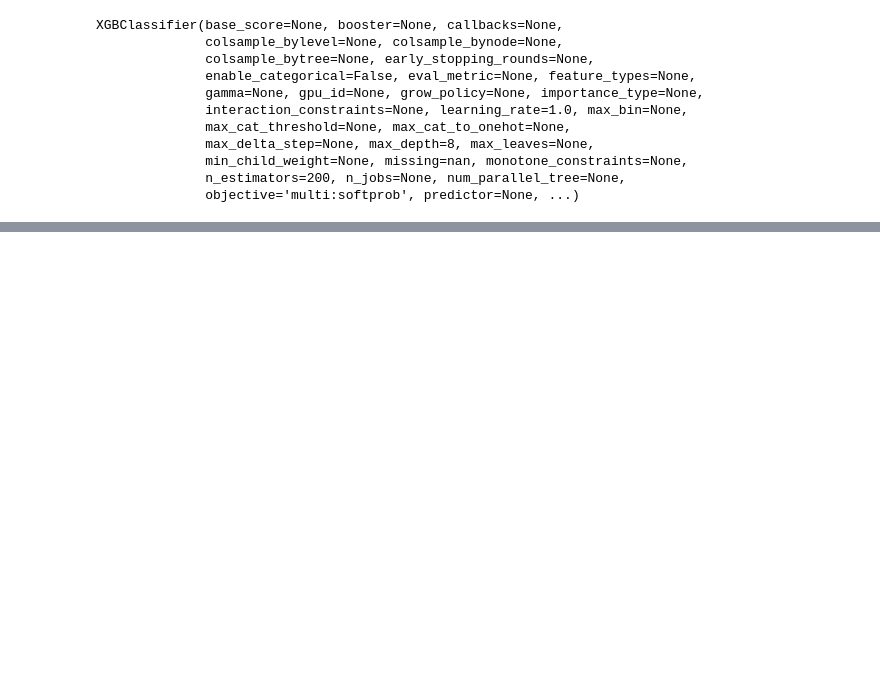
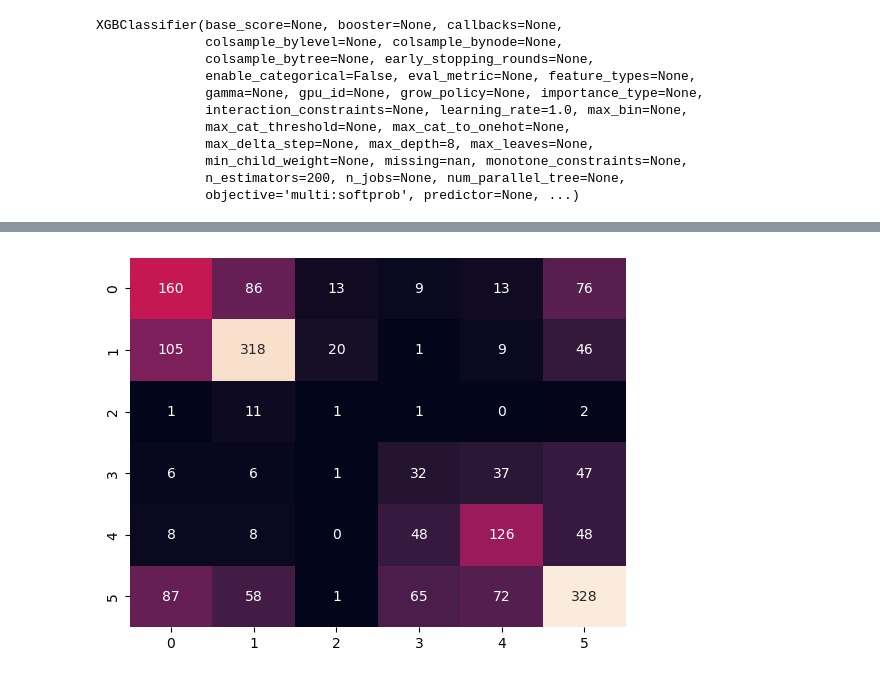
Before and after one commit to Njaramba-Riri/expenditure-prediction, a Jupyter notebook: XGBoost.ipynb, the cells around one changed output, grey strips where cells are left out. Cells and saved outputs as stored; diff of their text form; code cells hidden in the pictures; blank space fills up the shorter version.

```diff
--- a/XGBoost.ipynb
+++ b/XGBoost.ipynb
@@ -115,3 +126,5 @@ kfold=StratifiedKFold(n_splits=10, shuffle=True)
 for fold, (train_idx, val_idx) in enumerate(kfold.split(X,y)):
     X_train, X_test= X[train_idx], X[val_idx]
     y_train, y_test = y[train_idx], y[val_idx]
+# %%
+model.fit(X_train, y_train)
@@ -117,0 +143,4 @@ for fold, (train_idx, val_idx) in enumerate(kfold.split(X,y)):
+# %%
+y_pred=model.predict(X_test)
+
+print(classification_report(y_test, y_pred, target_names=le.classes_))
@@ -117,0 +160,5 @@ for fold, (train_idx, val_idx) in enumerate(kfold.split(X,y)):
+# %%
+cm=confusion_matrix(y_test, y_pred)
+sns.heatmap(cm.T, annot=True, fmt='d', cbar=False)
+plt.show();
+# %% [output]
@@ -117,0 +167 @@ for fold, (train_idx, val_idx) in enumerate(kfold.split(X,y)):
+[figure, added]
```
Also changed, not shown: parts of 12 cells of this notebook, 1 other file.
